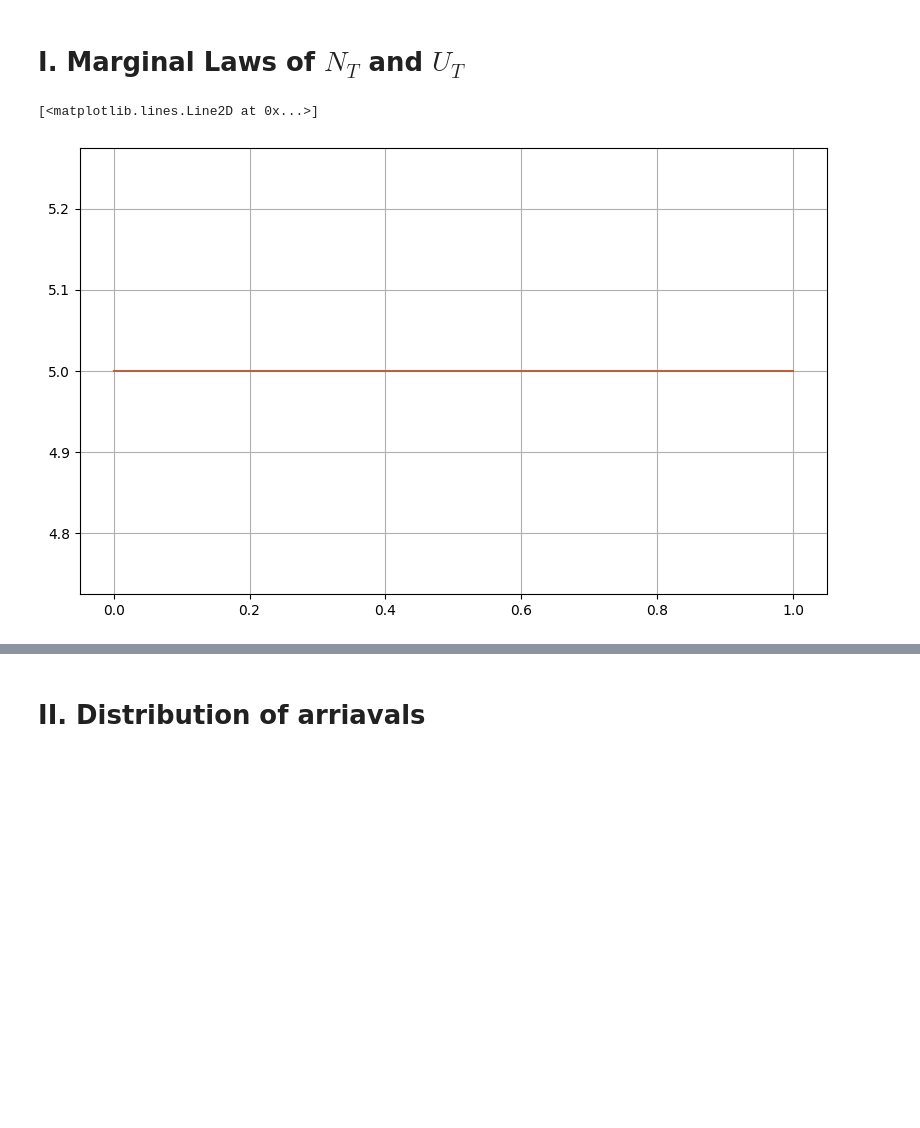
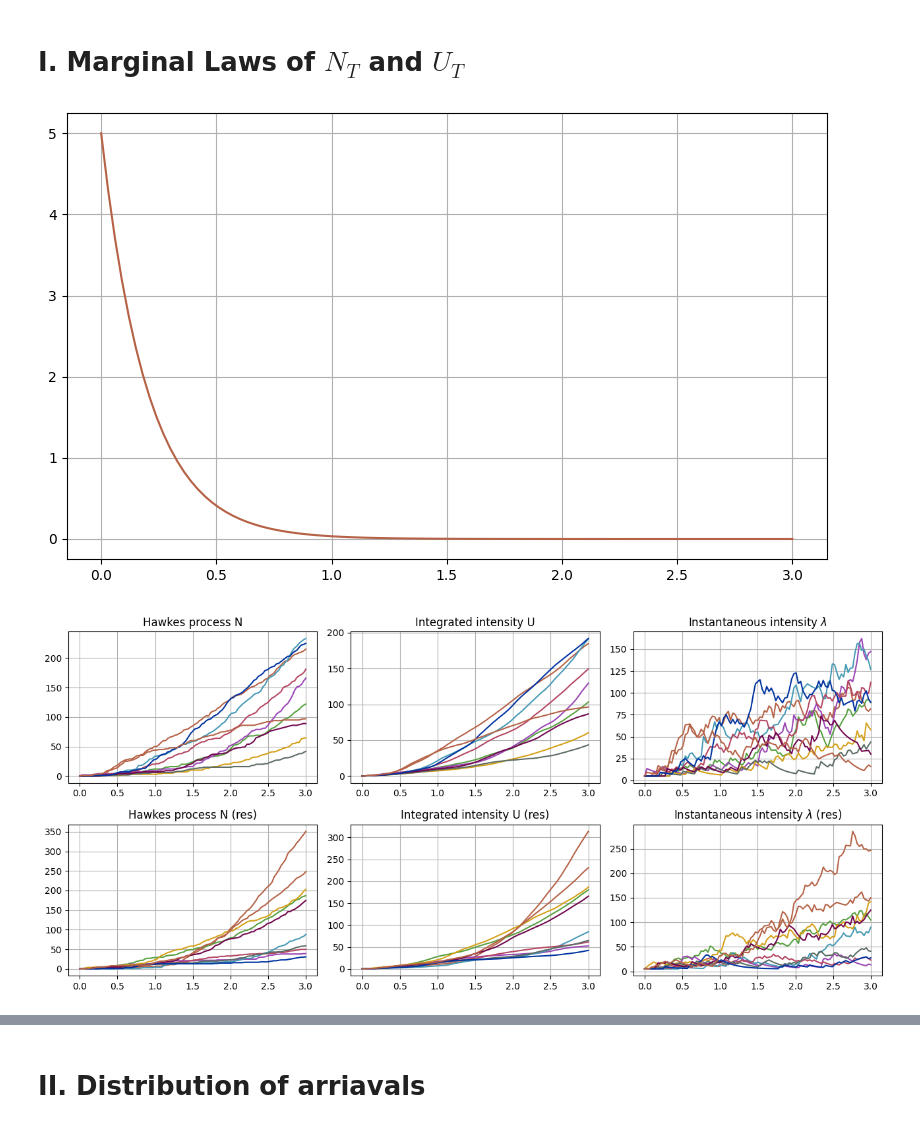
Before and after one commit to MrG1raffe/volterra_hawkes, a Jupyter notebook: notebooks/iVi_Hawkes_numerics.ipynb, the cells around one changed output, grey strips where cells are left out. Drawn from its saved outputs; the diff is of its cells as text; code cells hidden in the pictures; blank space fills up the shorter version.

```diff
--- a/notebooks/iVi_Hawkes_numerics.ipynb
+++ b/notebooks/iVi_Hawkes_numerics.ipynb
@@ -12,16 +12,18 @@ if "../" not in sys.path:
     sys.path.append("../")
 
 import numpy as np
-import random
 import matplotlib.pyplot as plt
 import matplotlib
-from scipy.special import gamma
 from scipy.stats import ks_2samp, kstest
-from dataclasses import dataclass
+from itertools import product
 
 from volterra_hawkes.iVi.iVi_hawkes import IVIHawkesProcess
 from volterra_hawkes.kernel.kernels import *
 from volterra_hawkes.point_processes.hawkes import simulate_hawkes, simulate_hawkes_ogata, U_from_jumps, lam_from_jumps, N_from_jumps
+from volterra_hawkes.utility.visualisation import Experiment, get_N_U_sample, get_arrivals_sample, plot_trajectories, plot_marginal_laws, poisson_jumps_test
+
+plt.style.use('seaborn-v0_8-deep')
+plt.style.use('default')  # 'default' or any other light theme like 'seaborn-white'
 
 color_cycle = ["#B56246", "#579F40", "#9A46B5", "#4699B5", "#B54662", "#D4A017", "#5b6c64", "#71074E", "#0033A0"]
 plt.rcParams["figure.figsize"]        = ((1 + np.sqrt(5)) / 2 * 5, 5)
@@ -240,32 +137,44 @@ def plot_marginal_laws(samples, flag):
 # %%
 # H = 0.1
 # c = 1
 # lam = 2
 # alpha = 2
 # mu = 10
 # T = 1
 
 # kernel = FractionalKernel(c=c, H=H)
 # kernel = ExponentialKernel(c=c, lam=lam)
-#kernel = GammaKernel(lam=lam, alpha=alpha, c=lam**alpha * 0.95)
+# kernel = GammaKernel(lam=lam, alpha=alpha, c=lam**alpha * 0.95)
 # kernel = ConstantKernel(c = 5)
 rng = np.random.default_rng(seed=42)
 
-g0_bar_res = lambda t : mu * t + mu * kernel.resolvent.double_integrated_kernel(t)
+# e = Experiment(
+#     T=1,
+#     n_steps = 20,
+#     kernel = ConstantKernel(c = 0.9),
+#     mu=3
+# )
 
-n_steps = 50
+# e = Experiment(
+#     T=1,
+#     n_steps = 100,
+#     kernel = FractionalKernel(H=0.3, c=3),
+#     mu=5
+# )
 
 e = Experiment(
-    T=1,
+    T=3,
     n_steps = 100,
-    kernel = ConstantKernel(c = 5),
-    mu=3
+    kernel = ExponentialKernel(c=5, lam=5),
+    mu=5
 )
 
 plt.plot(e.t_grid, e.kernel(e.t_grid))
+
+plot_trajectories(e)
 # %% [output]
-[<matplotlib.lines.Line2D at 0x...>]
-[figure, old version]
+[figure, new version]
+[figure, added]
 # %%
 %%time
 
```
Also changed, not shown: parts of 30 cells of this notebook, 8 other files.
